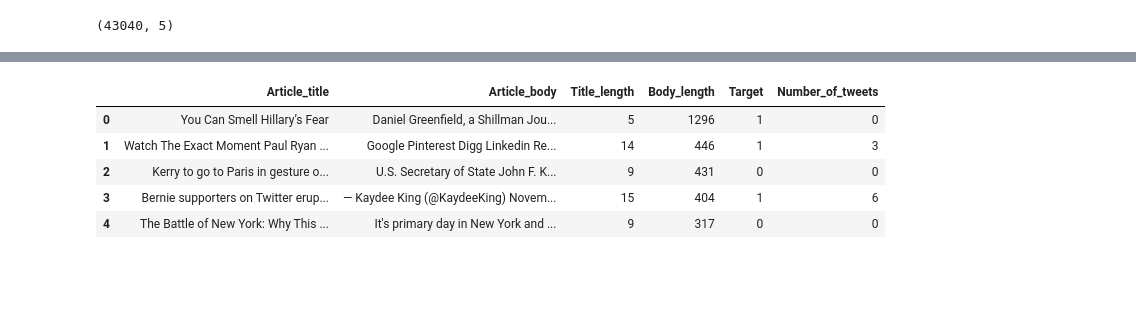
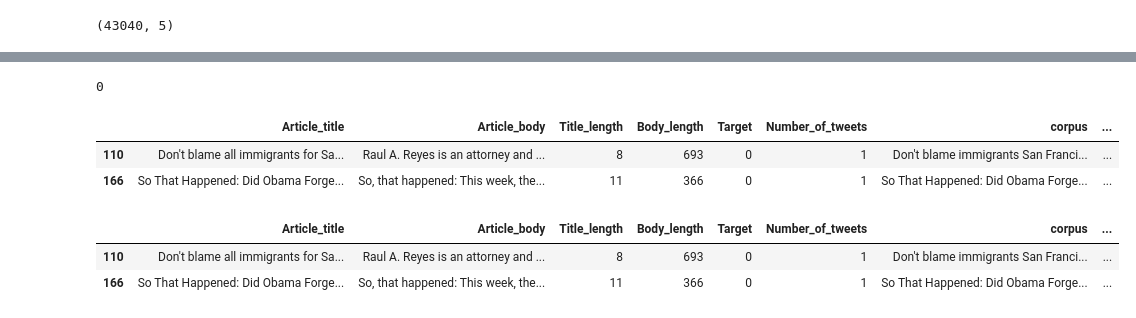
Before and after one commit to MarcusKorea/MarcusKorea-Fake_News_Detector, a Jupyter notebook: data_cleaning.ipynb, the cells around one changed output, grey strips where cells are left out. Drawn from its saved outputs; the diff is of its cells as text; code cells hidden in the pictures; blank space fills up the shorter version.

```diff
--- a/data_cleaning.ipynb
+++ b/data_cleaning.ipynb
@@ -212,12 +237,3 @@ final_news.head(5)
 # %%
 # adding new columns for analysis
 final_news["Number_of_tweets"] = final_news["Article_body"].str.count('@')
-# %%
-final_news.head(5)
-# %% [output]
-|  | Article_title | Article_body | Title_length | Body_length | Target | Number_of_tweets |
-| 0 | You Can Smell Hillary’s Fear | Daniel Greenfield, a Shillman Jou... | 5 | 1296 | 1 | 0 |
-| 1 | Watch The Exact Moment Paul Ryan ... | Google Pinterest Digg Linkedin Re... | 14 | 446 | 1 | 3 |
-| 2 | Kerry to go to Paris in gesture o... | U.S. Secretary of State John F. K... | 9 | 431 | 0 | 0 |
-| 3 | Bernie supporters on Twitter erup... | — Kaydee King (@KaydeeKing) Novem... | 15 | 404 | 1 | 6 |
-| 4 | The Battle of New York: Why This ... | It's primary day in New York and ... | 9 | 317 | 0 | 0 |
@@ -223,0 +242,8 @@ final_news.head(5)
+# %%
+# remove all non ascii characters
+final_news = final_news[final_news["corpus"].apply(str.isascii)]
+# %%
+# check with an example
+final_news["corpus"].str.contains("کدآمایی").sum()
+# %% [output]
+0
@@ -223,0 +271,6 @@ final_news.head(5)
+# %%
+final_news[final_news["Number_of_tweets"]>0].head(2)
+# %% [output]
+|  | Article_title | Article_body | Title_length | Body_length | Target | Number_of_tweets | corpus | ... |
+| 110 | Don't blame all immigrants for Sa... | Raul A. Reyes is an attorney and ... | 8 | 693 | 0 | 1 | Don't blame immigrants San Franci... | ... |
+| 166 | So That Happened: Did Obama Forge... | So, that happened: This week, the... | 11 | 366 | 0 | 1 | So That Happened: Did Obama Forge... | ... |
@@ -223,0 +281,6 @@ final_news.head(5)
+# %%
+final_news[final_news["Number_of_tweets"]>0].head(2)
+# %% [output]
+|  | Article_title | Article_body | Title_length | Body_length | Target | Number_of_tweets | corpus | ... |
+| 110 | Don't blame all immigrants for Sa... | Raul A. Reyes is an attorney and ... | 8 | 693 | 0 | 1 | Don't blame immigrants San Franci... | ... |
+| 166 | So That Happened: Did Obama Forge... | So, that happened: This week, the... | 11 | 366 | 0 | 1 | So That Happened: Did Obama Forge... | ... |
```
Also changed, not shown: parts of 36 cells of this notebook, 2 other files.
